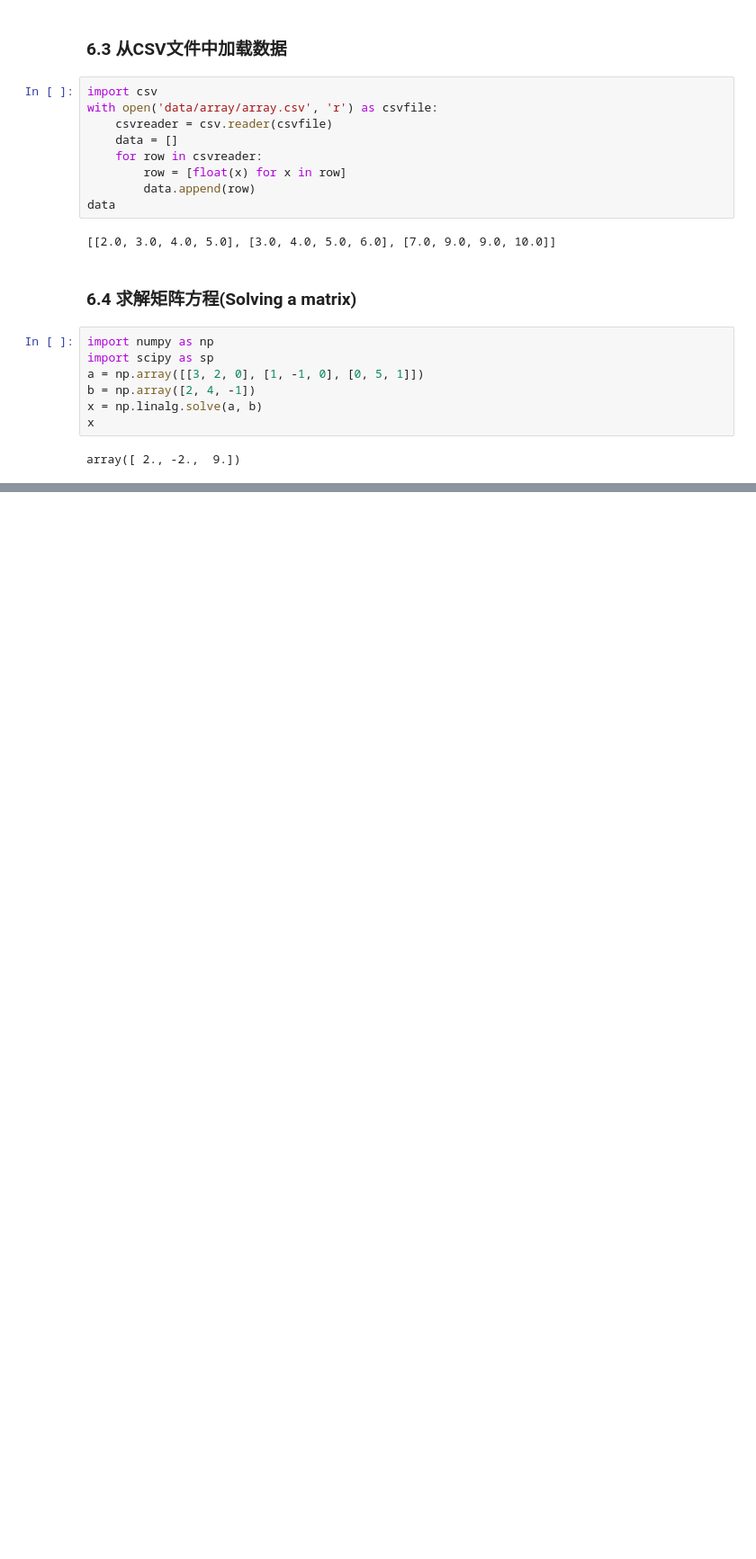
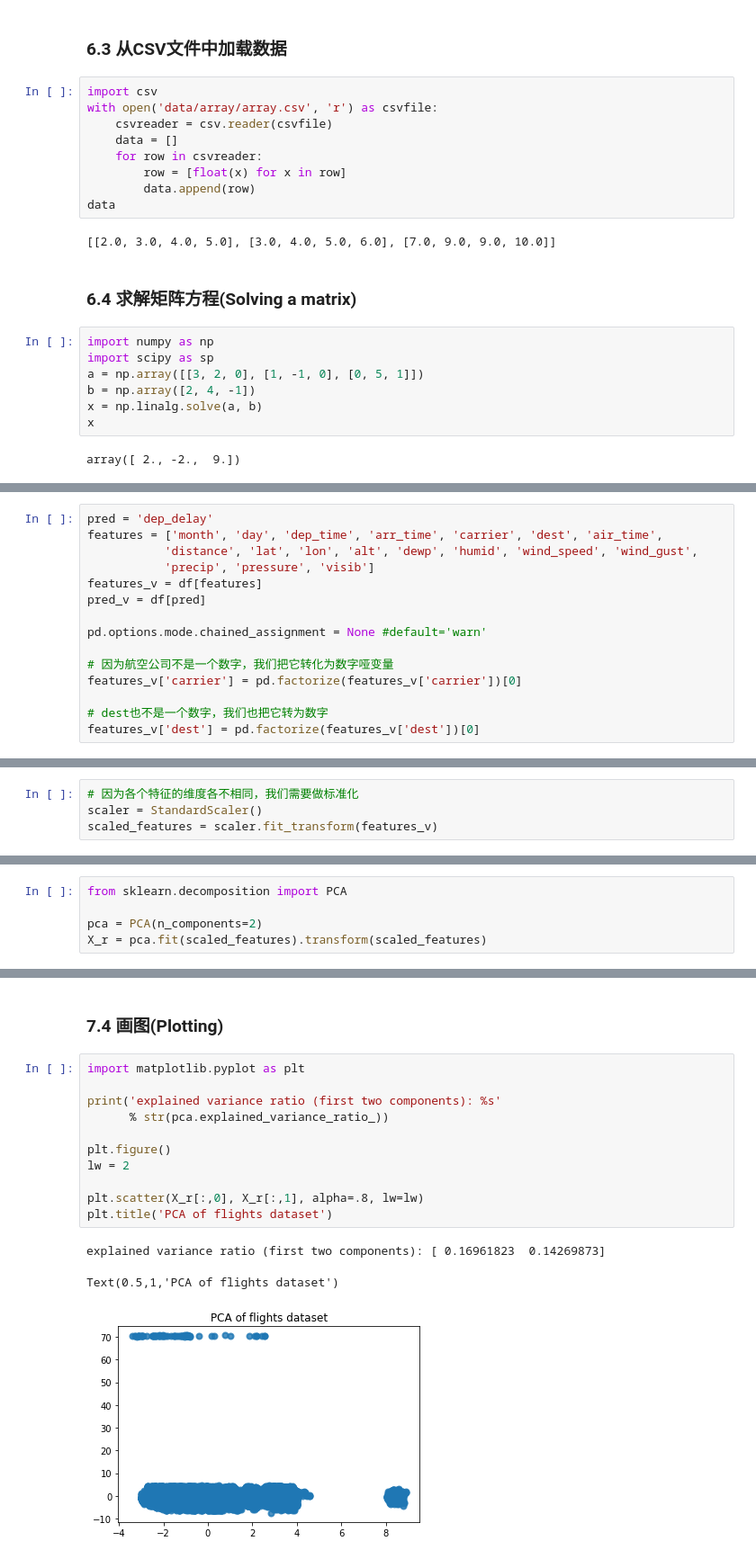
Before and after one commit to liulixiang1988/documents, a Jupyter notebook: Python数据科学101.ipynb, the cells around one changed output, grey strips where cells are left out. Shown at 90% size. Cells and saved outputs as stored; diff of their text form; blank space fills up the shorter version.

```diff
--- a/Python数据科学101.ipynb
+++ b/Python数据科学101.ipynb
@@ -478,0 +537,15 @@ array([ 2., -2.,  9.])
+# %%
+pred = 'dep_delay'
+features = ['month', 'day', 'dep_time', 'arr_time', 'carrier', 'dest', 'air_time',
+           'distance', 'lat', 'lon', 'alt', 'dewp', 'humid', 'wind_speed', 'wind_gust',
+           'precip', 'pressure', 'visib']
+features_v = df[features]
+pred_v = df[pred]
+
+pd.options.mode.chained_assignment = None #default='warn'
+
+# 因为航空公司不是一个数字，我们把它转化为数字哑变量
+features_v['carrier'] = pd.factorize(features_v['carrier'])[0]
+
+# dest也不是一个数字，我们也把它转为数字
+features_v['dest'] = pd.factorize(features_v['dest'])[0]
@@ -478,0 +575,4 @@ array([ 2., -2.,  9.])
+# %%
+# 因为各个特征的维度各不相同，我们需要做标准化
+scaler = StandardScaler()
+scaled_features = scaler.fit_transform(features_v)
@@ -478,0 +598,5 @@ array([ 2., -2.,  9.])
+# %%
+from sklearn.decomposition import PCA
+
+pca = PCA(n_components=2)
+X_r = pca.fit(scaled_features).transform(scaled_features)
@@ -478,0 +613,17 @@ array([ 2., -2.,  9.])
+# %% [markdown]
+### 7.4 画图(Plotting)
+# %%
+import matplotlib.pyplot as plt
+
+print('explained variance ratio (first two components): %s'
+      % str(pca.explained_variance_ratio_))
+
+plt.figure()
+lw = 2
+
+plt.scatter(X_r[:,0], X_r[:,1], alpha=.8, lw=lw)
+plt.title('PCA of flights dataset')
+# %% [output]
+explained variance ratio (first two components): [ 0.16961823  0.14269873]
+Text(0.5,1,'PCA of flights dataset')
+[figure, added]
```
Also changed, not shown: parts of 24 cells of this notebook.
